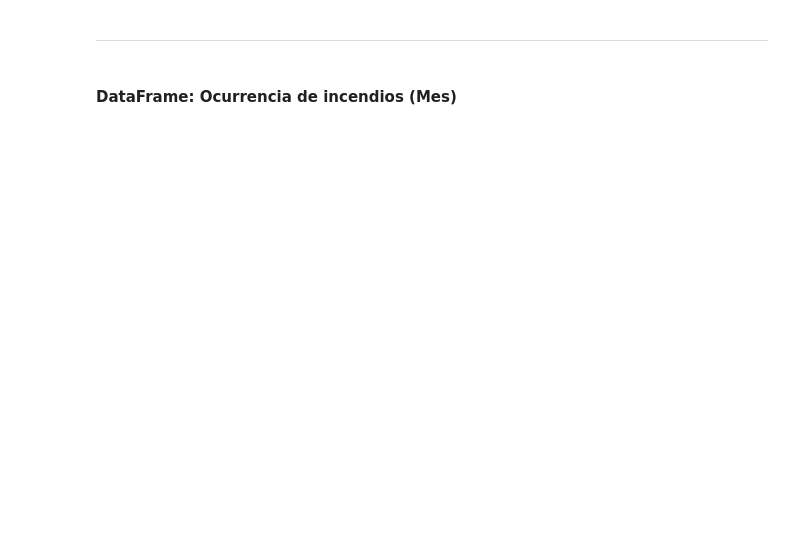
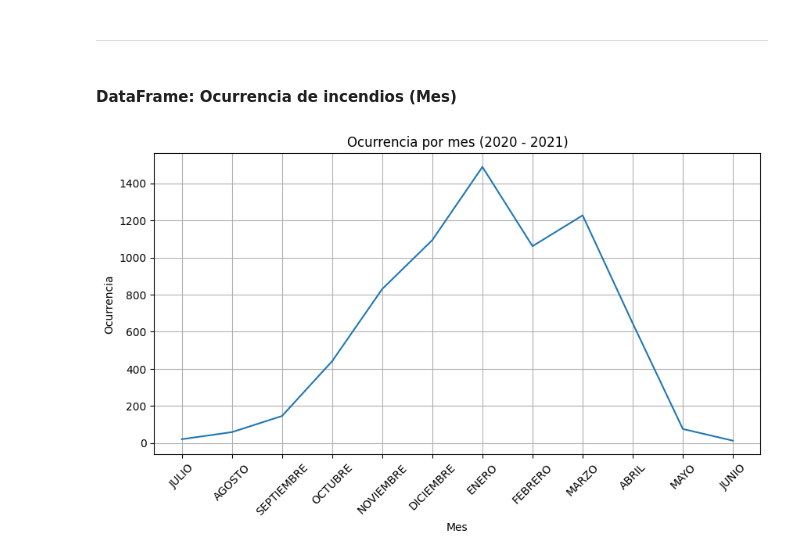
Before and after one commit to ymotomy/Proyecto-IMT2200, a Jupyter notebook: incendios.ipynb, the cells around one changed output. Saved outputs shown, nothing was run; the diff lists cells and outputs as text; code cells hidden in the pictures; blank space fills up the shorter version.

```diff
--- a/incendios.ipynb
+++ b/incendios.ipynb
@@ -242,0 +313,13 @@ for i in range(len(lista_df_ocurrencia_mes)):
+# %%
+# Grafiacamos los datos de ocurrencia por mes total de 2020-2021
+df_ocurrencia_mes_2020_2021 = pd.read_csv(os.path.join("data", "ocurrencia_mes", "ocurrencia_mes_2020_2021.csv"))
+plt.figure(figsize=(10, 5))
+plt.title("Ocurrencia por mes (2020 - 2021)")
+plt.xlabel("Mes")
+plt.ylabel("Ocurrencia")
+sns.lineplot(data=df_ocurrencia_mes_2020_2021, x="MES", y="TOTAL")
+plt.grid()
+plt.xticks(rotation=45)
+plt.show()
+# %% [output]
+[figure, added]
```
Also changed, not shown: parts of 14 cells of this notebook, 1 other file.
